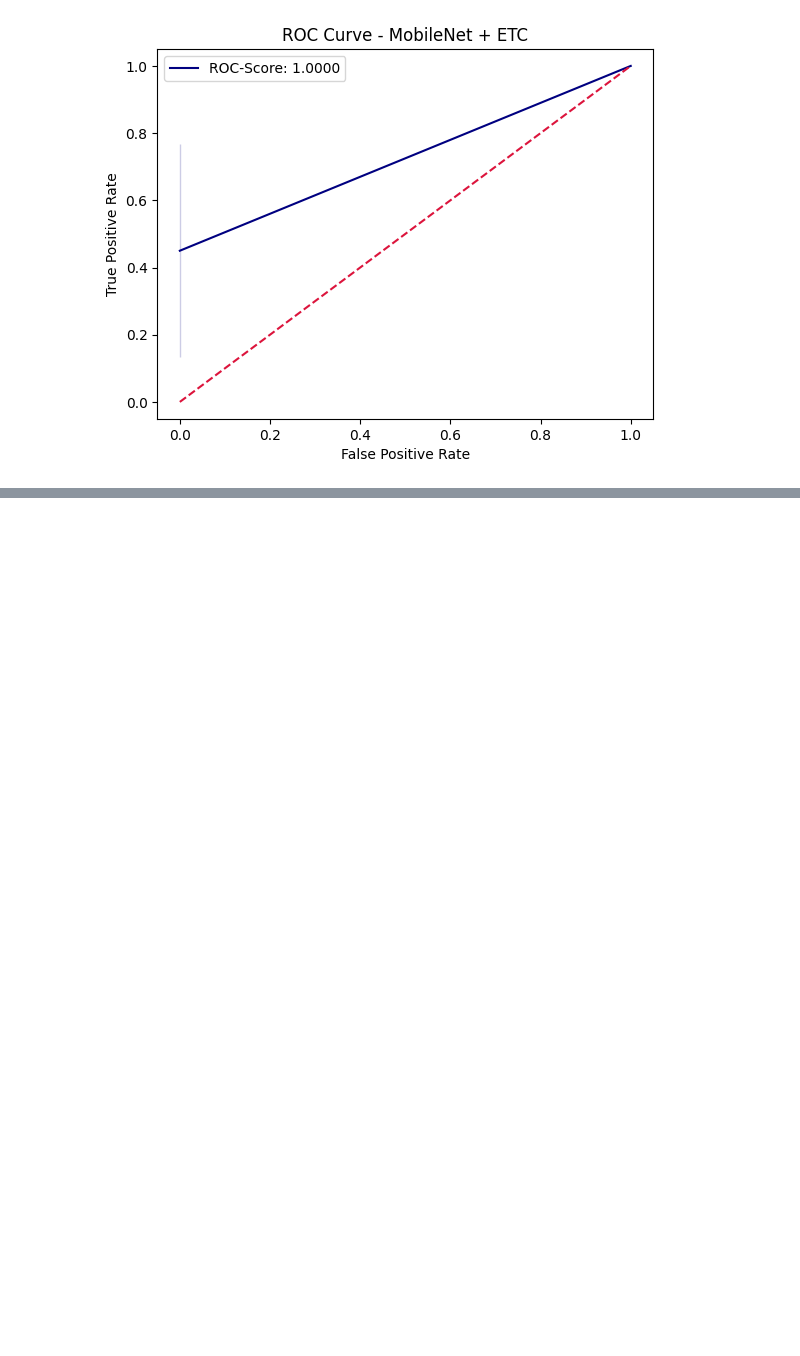
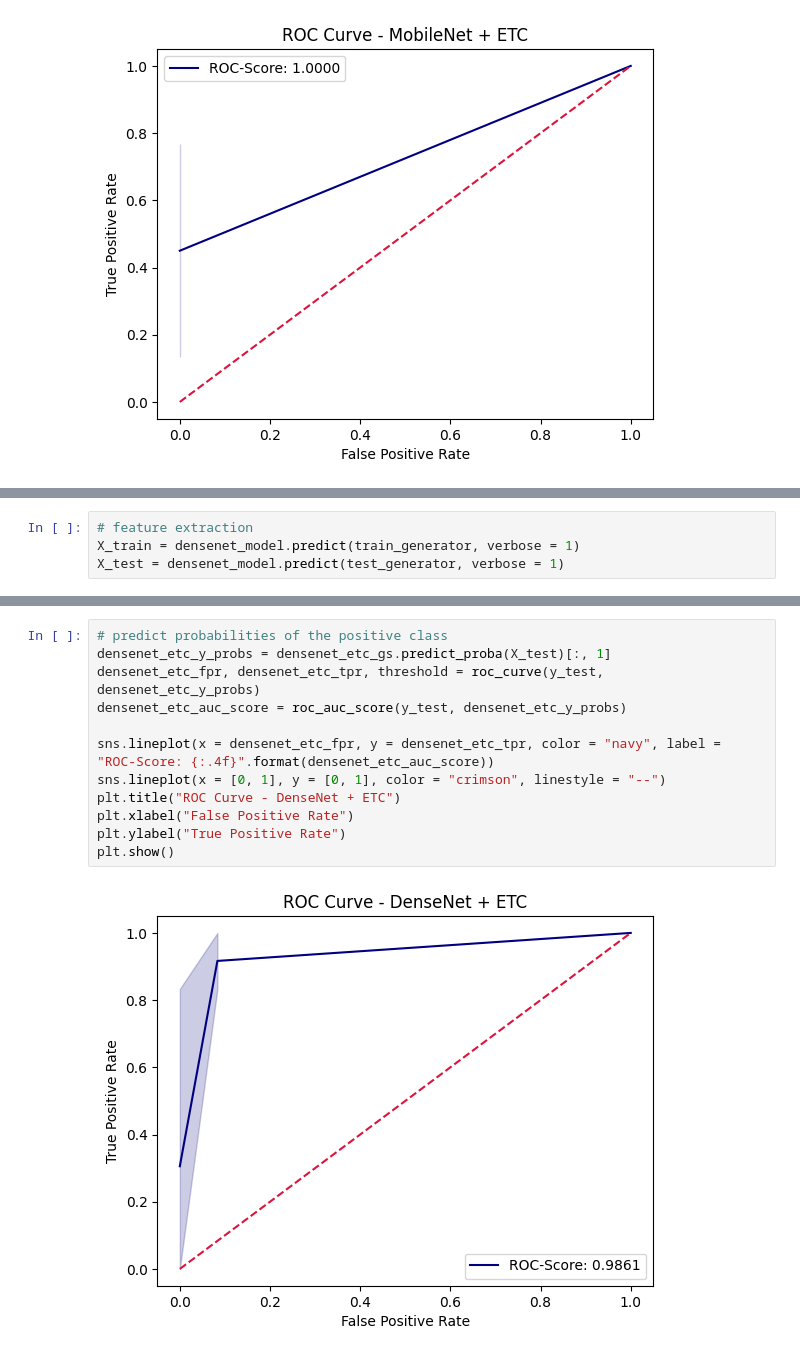
Before and after one commit to jeffwongqy/fruits_quality, a Jupyter notebook: fruit_quality.ipynb, the cells around one changed output, grey strips where cells are left out. Drawn from its saved outputs; the diff is of its cells as text; blank space fills up the shorter version.

```diff
--- a/fruit_quality.ipynb
+++ b/fruit_quality.ipynb
@@ -305,0 +313,4 @@ plt.show()
+# %%
+# feature extraction
+X_train = densenet_model.predict(train_generator, verbose = 1)
+X_test = densenet_model.predict(test_generator, verbose = 1)
@@ -305,0 +399,14 @@ plt.show()
+# %%
+# predict probabilities of the positive class
+densenet_etc_y_probs = densenet_etc_gs.predict_proba(X_test)[:, 1]
+densenet_etc_fpr, densenet_etc_tpr, threshold = roc_curve(y_test, densenet_etc_y_probs)
+densenet_etc_auc_score = roc_auc_score(y_test, densenet_etc_y_probs)
+
+sns.lineplot(x = densenet_etc_fpr, y = densenet_etc_tpr, color = "navy", label = "ROC-Score: {:.4f}".format(densenet_etc_auc_score))
+sns.lineplot(x = [0, 1], y = [0, 1], color = "crimson", linestyle = "--")
+plt.title("ROC Curve - DenseNet + ETC")
+plt.xlabel("False Positive Rate")
+plt.ylabel("True Positive Rate")
+plt.show()
+# %% [output]
+[figure, added]
```
Also changed, not shown: parts of 12 cells of this notebook.
